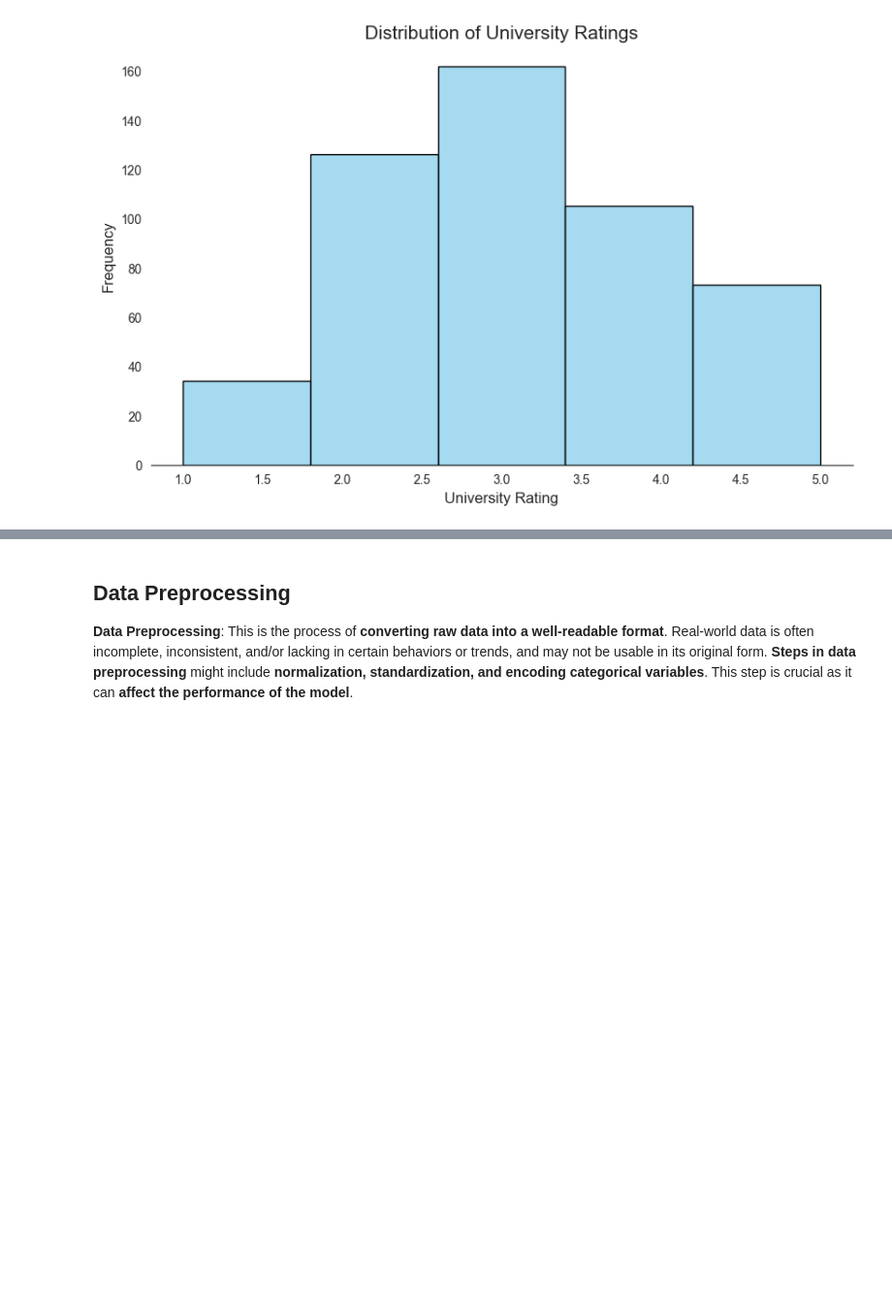
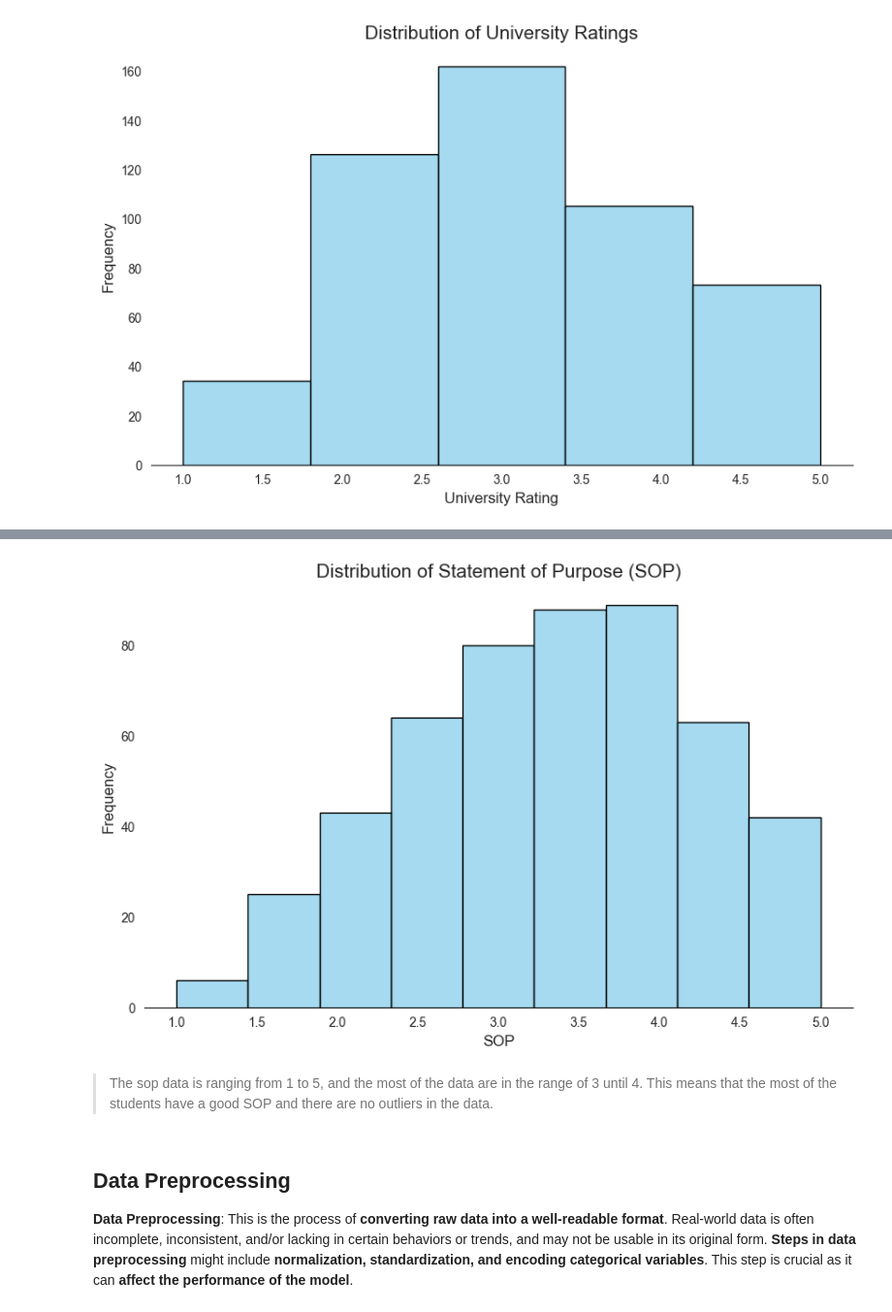
Before and after one commit to stefansphtr/Deep-Learning-Regression-with-Admissions-Data, a Jupyter notebook: Graduate_Admissions_Prediction_with_TensorFlow.ipynb, the cells around one changed output, grey strips where cells are left out. Shown: that part at 97% size. Cells and saved outputs as stored; diff of their text form; code cells hidden in the pictures; blank space fills up the shorter version.

```diff
--- a/Graduate_Admissions_Prediction_with_TensorFlow.ipynb
+++ b/Graduate_Admissions_Prediction_with_TensorFlow.ipynb
@@ -331,3 +350,17 @@ utils.plot_distribution(
+# %%
+# Plot the distribution of Statement of Purpose (SOP)
+utils.plot_distribution(
+    data=df_admissions,
+    column="sop",
+    title="Distribution of Statement of Purpose (SOP)",
+    xlabel="SOP",
+    ylabel="Frequency",
+    num_bins=9
+)
+# %% [output]
+[figure, added]
+# %% [markdown]
+> The sop data is ranging from 1 to 5, and the most of the data are in the range of 3 until 4. This means that the most of the students have a good SOP and there are no outliers in the data.
 # %% [markdown]
 ## Data Preprocessing
 
```
Also changed, not shown: parts of 2 cells of this notebook.
